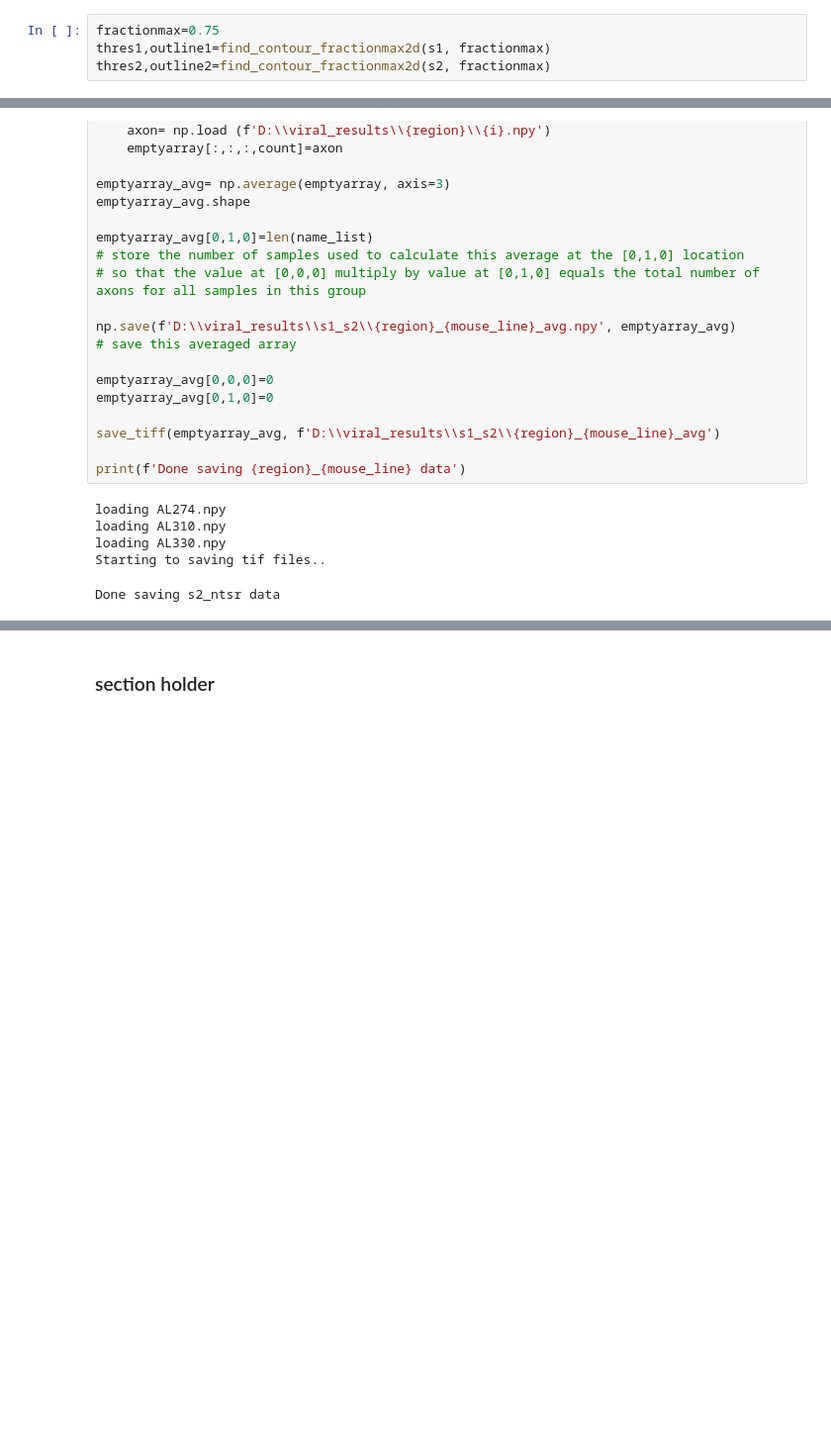
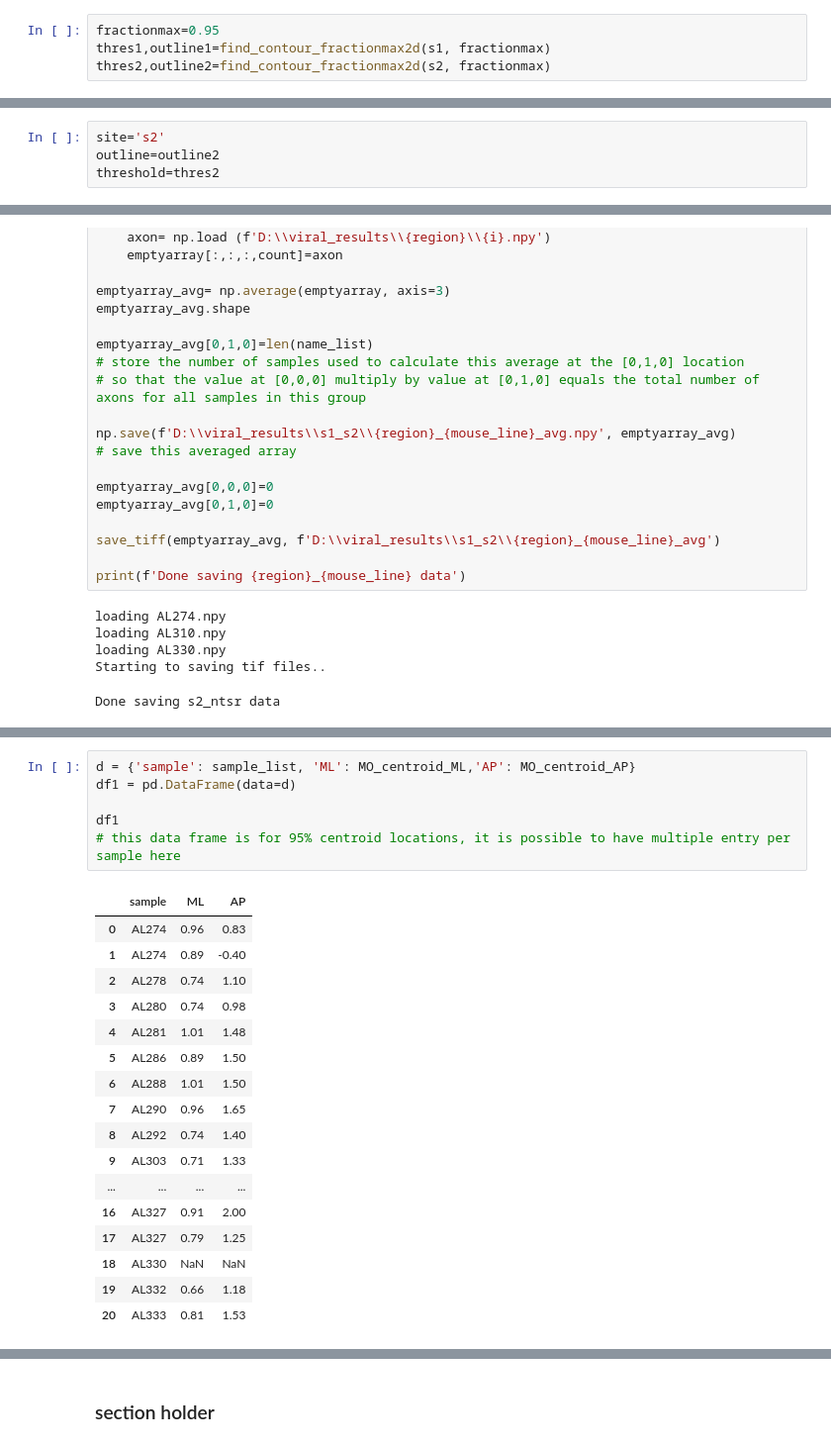
Before and after one commit to YANQI-LIU/Image_Registration, a Jupyter notebook: region_specific.ipynb, the cells around one changed output, grey strips where cells are left out. Shown at 99% size. Drawn from its saved outputs; the diff is of its cells as text; blank space fills up the shorter version.

```diff
--- a/region_specific.ipynb
+++ b/region_specific.ipynb
@@ -452,5 +461,5 @@ s2=io.imread(r'M:\analysis\Yanqi_Liu\viral_image_analysis\viral_results\s1_s2\re
 # %%
-fractionmax=0.75
+fractionmax=0.95
 thres1,outline1=find_contour_fractionmax2d(s1, fractionmax)
 thres2,outline2=find_contour_fractionmax2d(s2, fractionmax)
 # %%
@@ -491,3 +500,7 @@ centroid for s1 injection is ML= 0.96mm,AP= 1.03mm
+# %%
+site='s2'
+outline=outline2
+threshold=thres2
 # %%
 outline=outline.astype(np.int8)
 # convert to 8 bit, for easier merge in image J since the centoid image next will be 8 bit
@@ -993,0 +1135,24 @@ Done saving s2_ntsr data
+# %%
+d = {'sample': sample_list, 'ML': MO_centroid_ML,'AP': MO_centroid_AP}
+df1 = pd.DataFrame(data=d)
+
+df1
+# this data frame is for 95% centroid locations, it is possible to have multiple entry per sample here
+# %% [output]
+|  | sample | ML | AP |
+| 0 | AL274 | 0.96 | 0.83 |
+| 1 | AL274 | 0.89 | -0.40 |
+| 2 | AL278 | 0.74 | 1.10 |
+| 3 | AL280 | 0.74 | 0.98 |
+| 4 | AL281 | 1.01 | 1.48 |
+| 5 | AL286 | 0.89 | 1.50 |
+| 6 | AL288 | 1.01 | 1.50 |
+| 7 | AL290 | 0.96 | 1.65 |
+| 8 | AL292 | 0.74 | 1.40 |
+| 9 | AL303 | 0.71 | 1.33 |
+| ... | ... | ... | ... |
+| 16 | AL327 | 0.91 | 2.00 |
+| 17 | AL327 | 0.79 | 1.25 |
+| 18 | AL330 | NaN | NaN |
+| 19 | AL332 | 0.66 | 1.18 |
+| 20 | AL333 | 0.81 | 1.53 |
```
Also changed, not shown: parts of 17 cells of this notebook.
